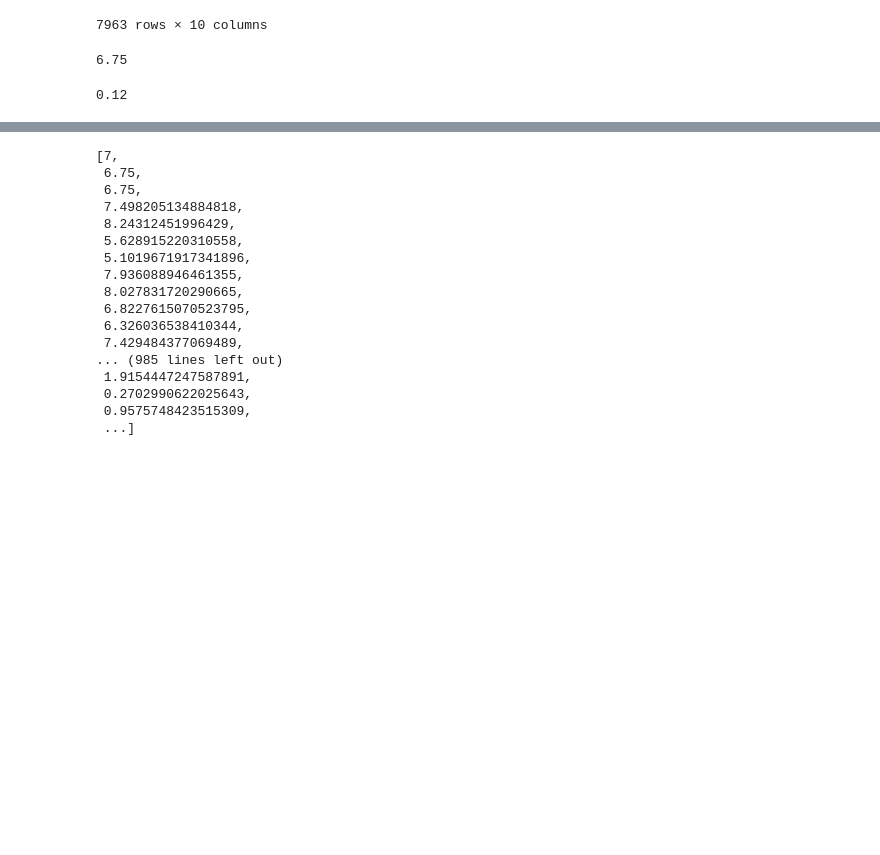
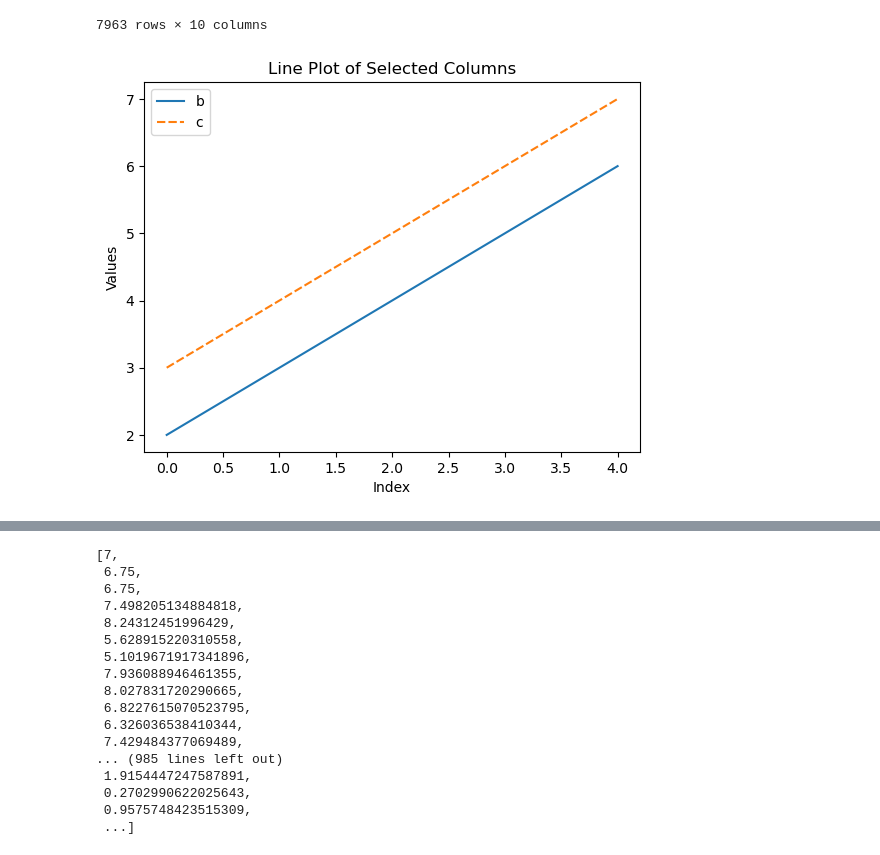
Before and after one commit to honzaz1234/return_simulation, a Jupyter notebook: test_model.ipynb, the cells around one changed output, grey strips where cells are left out. Saved outputs shown, nothing was run; the diff lists cells and outputs as text; code cells hidden in the pictures; blank space fills up the shorter version.

```diff
--- a/test_model.ipynb
+++ b/test_model.ipynb
@@ -515,11 +504,30 @@ done
 | 246 | 22.12.2023 | 6.75 | 6.77 | 6.79 | 6.81 | 6.8 | 6.78 | 6.52 | 6.16 | 5.88 |
 | 247 | 27.12.2023 | 6.75 | 6.77 | 6.79 | 6.8 | 6.79 | 6.78 | 6.49 | 6.12 | 5.82 |
 7963 rows × 10 columns
-# %%
-df_all.iloc[df_all.shape[0] - 1, 1]
-# %% [output]
-6.75
-# %%
-min(df_all['1 den'])
-# %% [output]
-0.12
+# %%
+import seaborn as sns
+import matplotlib.pyplot as plt
+import pandas as pd
+
+# Create a sample DataFrame
+data = {'a': [1, 2, 3, 4, 5],
+        'b': [2, 3, 4, 5, 6],
+        'c': [3, 4, 5, 6, 7],
+        'd': [4, 5, 6, 7, 8]}
+df = pd.DataFrame(data)
+
+# Select the second to the last columns
+columns_to_plot = df.columns[1:-1]
+
+# Plot selected columns as lines in one plot
+sns.lineplot(data=df[columns_to_plot])
+
+# Customize the plot (optional)
+plt.title('Line Plot of Selected Columns')
+plt.xlabel('Index')
+plt.ylabel('Values')
+
+# Show the plot
+plt.show()
+# %% [output]
+[figure, added]
```
Also changed, not shown: parts of 25 cells of this notebook, 3 other files.
